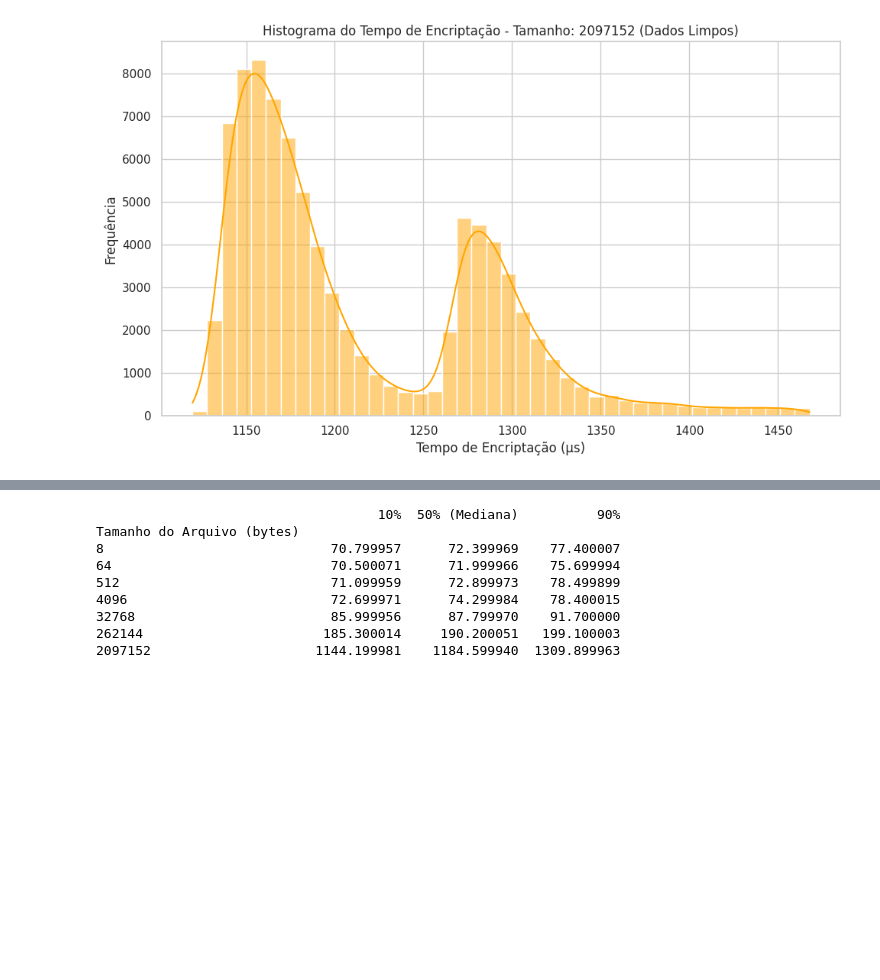
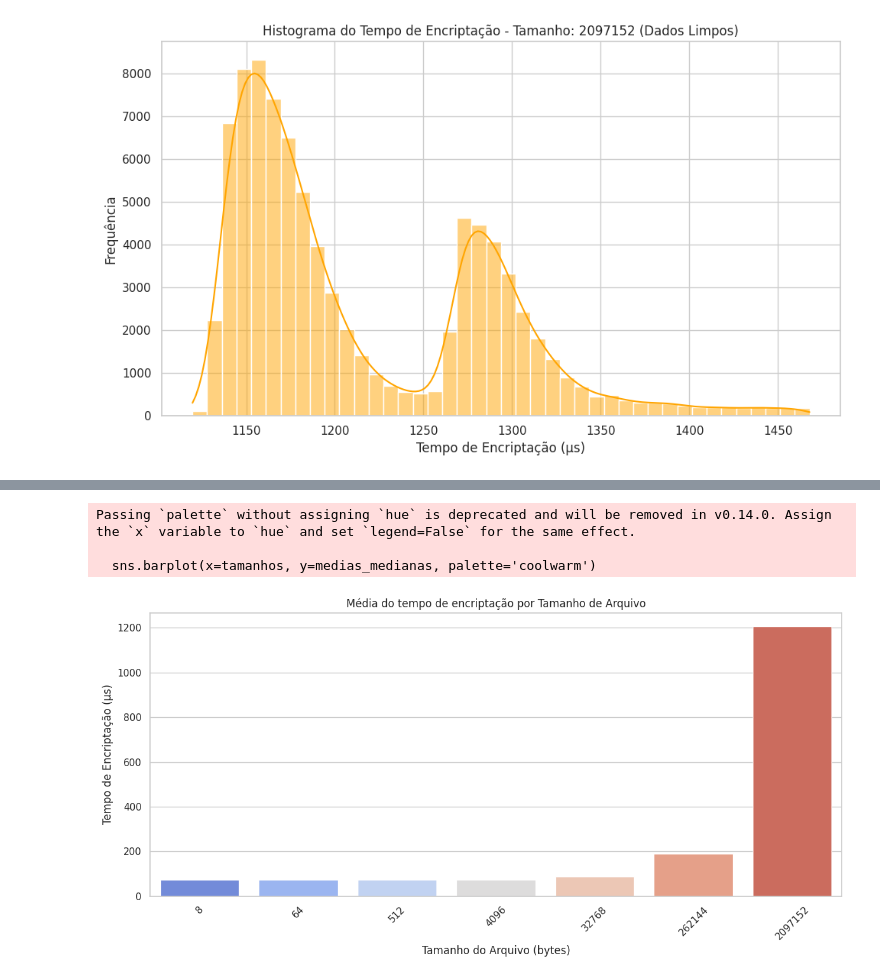
Before and after one commit to Bugss05/Performance-Benchmarking-of-Cryptographic-Mechanisms, a Jupyter notebook: SHA.ipynb, the cells around one changed output, grey strips where cells are left out. Drawn from its saved outputs; the diff is of its cells as text; code cells hidden in the pictures; blank space fills up the shorter version.

```diff
--- a/SHA.ipynb
+++ b/SHA.ipynb
@@ -59,18 +59,3 @@ for tamanho_valor in df['Tamanho do Arquivo (bytes)'].unique():
 [figure]
 [figure]
 [figure]
-# %%
-for tamanho_valor in df['Tamanho do Arquivo (bytes)'].unique():
-    subset = df[df['Tamanho do Arquivo (bytes)'] == tamanho_valor]['Tempo de Encriptação (μs)']
-    subset_clean = remove_outliers(subset)
-
-    plt.figure(figsize=(10, 6))
-    plt.scatter([tamanho_valor] * len(subset_clean), subset_clean, alpha=0.6, label=f'Tamanho: {tamanho_valor}')
-    plt.title('Tamanho do Arquivo vs. Tempo de Encriptação (Dados Limpos)')
-    plt.xlabel('Tamanho do Arquivo (bytes)')
-    plt.ylabel('Tempo de Encriptação (μs)')
-    plt.grid(True)
-
-plt.legend()
-plt.tight_layout()
-plt.show()
@@ -283,15 +108,51 @@ Comparação de Tempos por Percentis
-# %%
-comparison = cleaned_df.groupby('Tamanho do Arquivo (bytes)')['Tempo de Encriptação (μs)'].quantile([0.1, 0.5, 0.9]).unstack()
-comparison.columns = ['10%', '50% (Mediana)', '90%']
-print(comparison)
-# %% [output]
-                                    10%  50% (Mediana)          90%
-Tamanho do Arquivo (bytes)
-8                             70.799957      72.399969    77.400007
-64                            70.500071      71.999966    75.699994
-512                           71.099959      72.899973    78.499899
-4096                          72.699971      74.299984    78.400015
-32768                         85.999956      87.799970    91.700000
-262144                       185.300014     190.200051   199.100003
-2097152                     1144.199981    1184.599940  1309.899963
+# %%
+
+# Criar uma lista para armazenar a média das medianas por tamanho de arquivo
+media_das_medianas_por_tamanho = []
+
+# Iterar sobre cada tamanho de arquivo único
+for tamanho_valor in df['Tamanho do Arquivo (bytes)'].unique():
+    # Filtrar os dados para o tamanho atual
+    subset = df[df['Tamanho do Arquivo (bytes)'] == tamanho_valor]
+
+    # Criar uma lista para armazenar as medianas de cada bloco de 90 iterações
+    medianas_por_arquivo = []
+
+    # Iterar sobre cada algoritmo no subset
+    for algoritmo in subset['Tipo de Encriptação'].unique():
+        # Filtrar os dados para o algoritmo atual
+        algoritmo_subset = subset[subset['Tipo de Encriptação'] == algoritmo]['Tempo de Encriptação (μs)']
+
+        # Dividir os dados em blocos de 90 iterações
+        for i in range(0, len(algoritmo_subset), 90):
+            bloco = algoritmo_subset.iloc[i:i + 90]
+            if len(bloco) == 90:  # Garantir que o bloco tenha exatamente 90 iterações
+                medianas_por_arquivo.append(bloco.median())
+
+    # Calcular a média das medianas para o tamanho atual
+    if medianas_por_arquivo:  # Garantir que existam medianas calculadas
+        media_das_medianas = np.mean(medianas_por_arquivo)
+        media_das_medianas_por_tamanho.append((tamanho_valor, media_das_medianas))
+
+# Ordenar os resultados por tamanho de arquivo
+media_das_medianas_por_tamanho = sorted(media_das_medianas_por_tamanho, key=lambda x: x[0])
+
+# Separar os tamanhos e as médias das medianas para plotagem
+tamanhos = [data[0] for data in media_das_medianas_por_tamanho]
+medias_medianas = [data[1] for data in media_das_medianas_por_tamanho]
+
+# Criar o gráfico
+plt.figure(figsize=(12, 6))
+sns.barplot(x=tamanhos, y=medias_medianas, palette='coolwarm')
+plt.title('Média do tempo de encriptação por Tamanho de Arquivo')
+plt.xlabel('Tamanho do Arquivo (bytes)')
+plt.ylabel('Tempo de Encriptação (μs)')
+plt.xticks(rotation=45)
+plt.tight_layout()
+plt.show()
+# %% [output]
+Passing `palette` without assigning `hue` is deprecated and will be removed in v0.14.0. Assign the `x` variable to `hue` and set `legend=False` for the same effect.
+
+  sns.barplot(x=tamanhos, y=medias_medianas, palette='coolwarm')
+[figure, added]
 # %%
```
Also changed, not shown: parts of 26 cells of this notebook.
